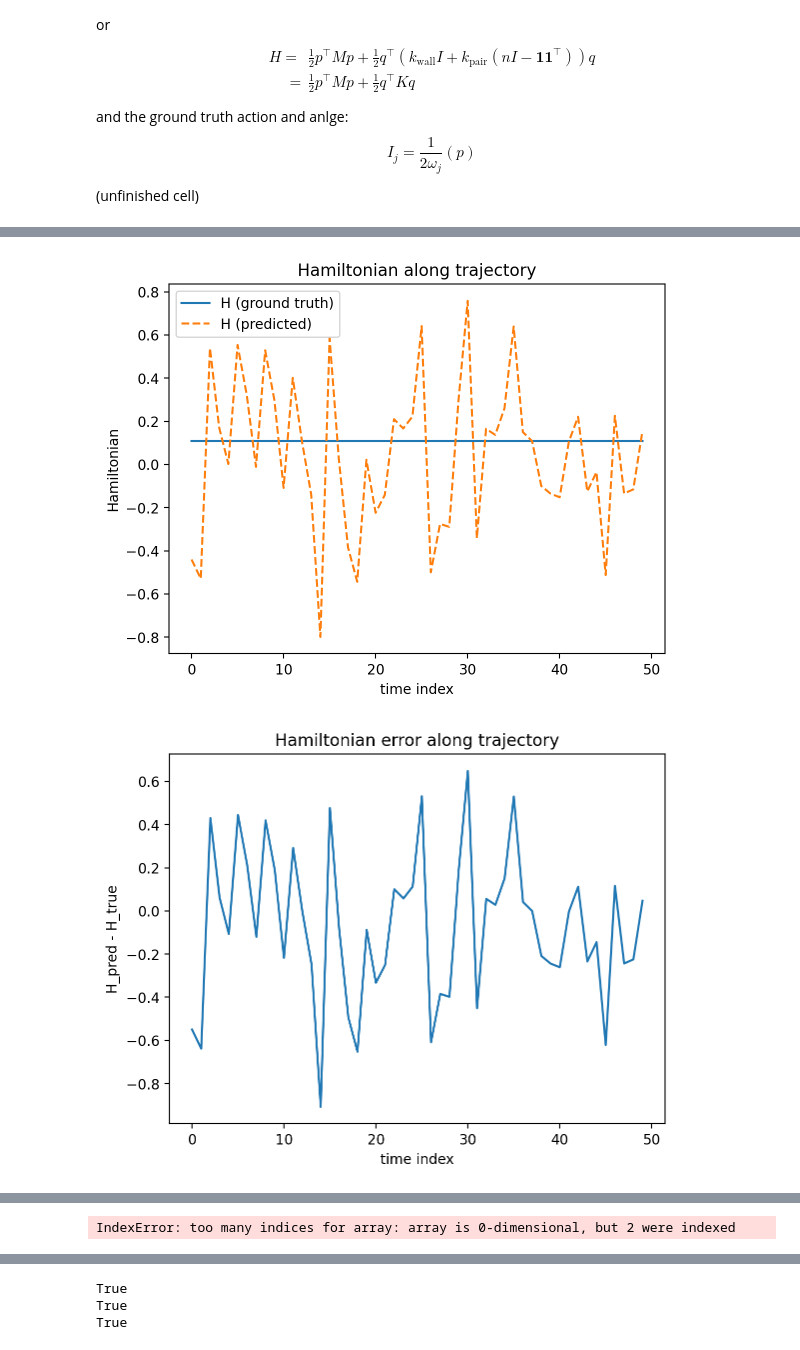
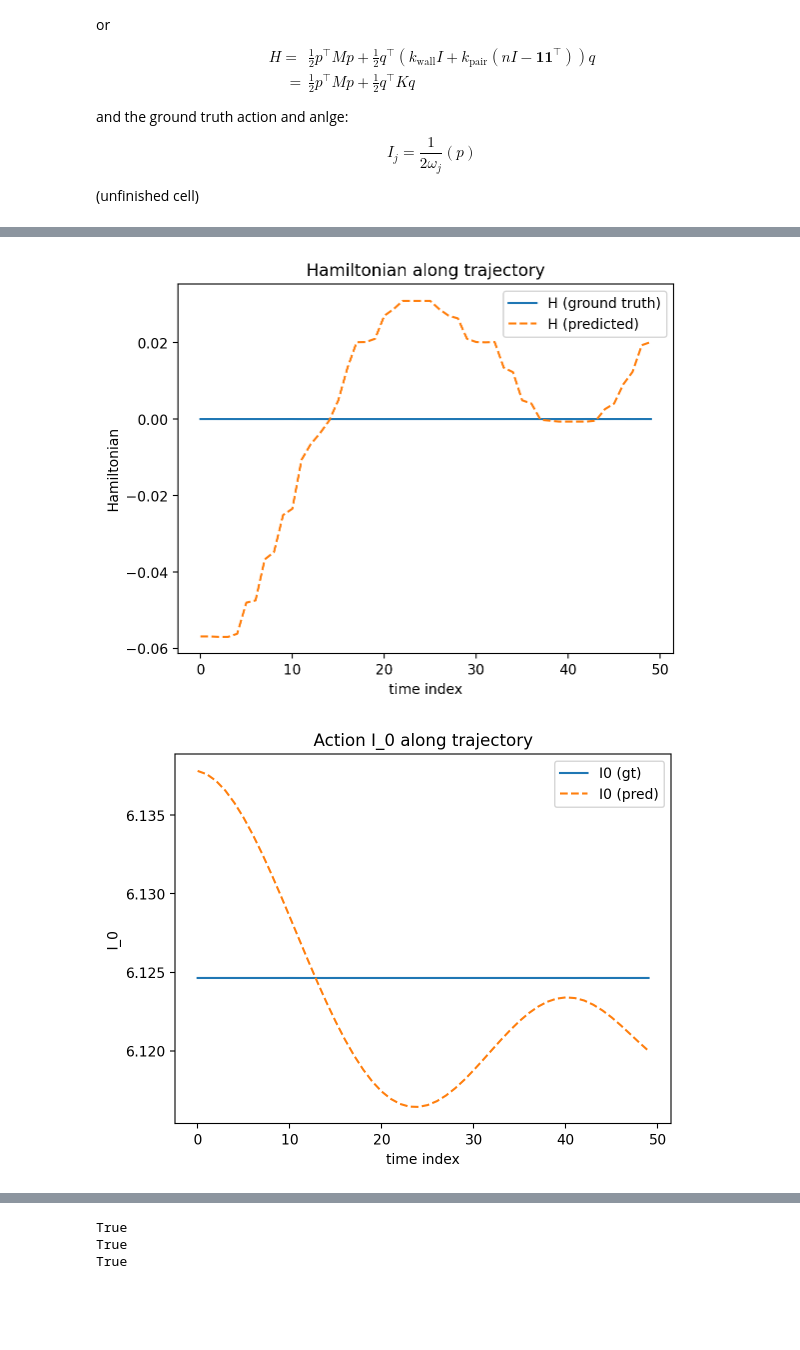
Before and after one commit to shkamiya/ActionAngleNetworks, a Jupyter notebook: notebooks/e2025_1031_hhn_vs_aan.ipynb, the cells around one changed output, grey strips where cells are left out. Saved outputs shown, nothing was run; the diff lists cells and outputs as text; code cells hidden in the pictures; blank space fills up the shorter version.

```diff
--- a/notebooks/e2025_1031_hhn_vs_aan.ipynb
+++ b/notebooks/e2025_1031_hhn_vs_aan.ipynb
@@ -275,7 +275,7 @@ def flow_coupled_1d_harmonic_init_values(
     return t, q, p, aux
 # %%
 
-B = 3000
+B = 300
 Ts = tuple(np.arange(0, B).tolist())
 #Ts = tuple(np.random.randint(500, 1500, size=(B,)).tolist())
 t, q, p, aux = flow_coupled_1d_harmonic_init_values(
@@ -731,15 +783,18 @@ T_total = 50  # 欲しいステップ数に合わせて調整
 
 Ts = tuple(np.arange(0, T_total).tolist())
 
+q0 = test_dataset[0][0:1, :n]  # shape (1, n)
+p0 = test_dataset[0][0:1, n:]
+#delta_t_infer = test_dataset[3][0:1]
 # q0 = q_true[:1]  # shape (1, n)
 # p0 = p_true[:1]
 # delta_t_infer = jnp.asarray(dt)
 
-train_idx = 10000
-q0 = train_dataset[0][train_idx:train_idx+1, :n]  # shape (1, n)
-p0 = train_dataset[0][train_idx:train_idx+1, n:]
-delta_t_infer = train_dataset[3][train_idx:train_idx+1]
-print(delta_t_infer)
+# train_idx = 10
+# q0 = train_dataset[0][train_idx:train_idx+1, :n]  # shape (1, n)
+# p0 = train_dataset[0][train_idx:train_idx+1, n:]
+# delta_t_infer = train_dataset[3][train_idx:train_idx+1]
+# print(delta_t_infer)
 
 t_vec, q_true, p_true, _ = flow_coupled_1d_harmonic_init_values(
     params=set_harmonic_params(n=n, m=m, k_wall=k_wall, k_pair=k_pair),
@@ -753,7 +808,7 @@ t_vec, q_true, p_true, _ = flow_coupled_1d_harmonic_init_values(
 def step_fn(carry, _):
     q_curr, p_curr = carry
     q_next, p_next, _, _ = model.apply(
-        {'params': nn_params}, q_curr, p_curr, delta_t_infer, train=False
+        {'params': nn_params}, q_curr, p_curr, dt, train=False
     )
     return (q_next, p_next), (q_next, p_next)
 
@@ -895,8 +1019,8 @@ plt.plot(q_true_np, p_true_np, label='True Trajectory', alpha=0.7)
 # --- Hamiltonian / action diagnostics ---
 sim_params = hyper_params
 
-q_plot = _np.asarray(q_true_np)
-p_plot = _np.asarray(p_true_np)
+q_plot = np.asarray(q_true_np)
+p_plot = np.asarray(p_true_np)
 
 H_true_vals = H_ground_truth(q_plot, p_plot, sim_params)
 I_true_vals, theta_true_vals, omega_vals, U_vals = action_angle_ground_truth(q_plot, p_plot, sim_params)
@@ -905,19 +1029,12 @@ H_pred_vals = predict_hamiltonian(nn_params, q_plot, p_plot)
 I_pred_vals, theta_pred_vals = predict_action_angle(nn_params, q_plot, p_plot)
 
 plt.figure()
-plt.plot(H_true_vals, label='H (ground truth)')
-plt.plot(H_pred_vals, '--', label='H (predicted)')
+plt.plot(H_true_vals-jnp.mean(H_true_vals), label='H (ground truth)')
+plt.plot(H_pred_vals-jnp.mean(H_pred_vals), '--', label='H (predicted)')
 plt.xlabel('time index')
 plt.ylabel('Hamiltonian')
 plt.title('Hamiltonian along trajectory')
 plt.legend()
-plt.show()
-
-plt.figure()
-plt.plot(H_pred_vals - H_true_vals)
-plt.xlabel('time index')
-plt.ylabel('H_pred - H_true')
-plt.title('Hamiltonian error along trajectory')
 plt.show()
 
 max_modes = min(4, I_true_vals.shape[1])
@@ -934,13 +1051,13 @@ for j_mode in range(max_modes):
 def _wrap_pi(arr):
     return (arr + np.pi) % (2 * np.pi) - np.pi
 
-for j_mode in range(max_modes):
-    plt.figure()
-    plt.plot(_wrap_pi(theta_true_vals[:, j_mode]), label=f'theta{j_mode} (gt)')
-    plt.plot(_wrap_pi(theta_pred_vals[:, j_mode]), '--', label=f'theta{j_mode} (pred)')
-    plt.xlabel('time index')
-    plt.ylabel(f'theta_{j_mode}')
-    plt.title(f'Angle theta_{j_mode} along trajectory')
-    plt.legend()
-    plt.show()
+# for j_mode in range(max_modes):
+#     plt.figure()
+#     plt.plot(_wrap_pi(theta_true_vals[:, j_mode]), label=f'theta{j_mode} (gt)')
+#     plt.plot(_wrap_pi(theta_pred_vals[:, j_mode]), '--', label=f'theta{j_mode} (pred)')
+#     plt.xlabel('time index')
+#     plt.ylabel(f'theta_{j_mode}')
+#     plt.title(f'Angle theta_{j_mode} along trajectory')
+#     plt.legend()
+#     plt.show()
 # %% [output]
@@ -949,2 +1064,2 @@ for j_mode in range(max_modes):
-[figure, old version]
+[figure, new version]
-[figure, old version]
+[figure, new version]
@@ -952 +1065,0 @@ for j_mode in range(max_modes):
-IndexError: too many indices for array: array is 0-dimensional, but 2 were indexed
```
Also changed, not shown: parts of 71 cells of this notebook, 2 other files.
